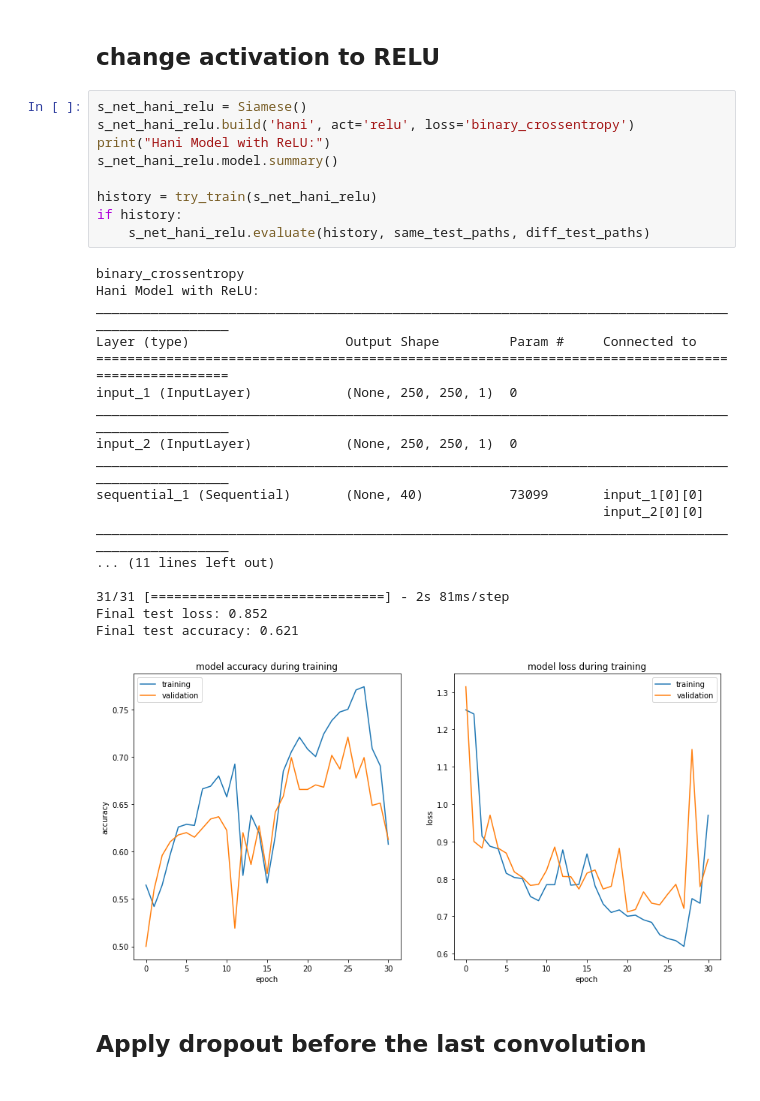
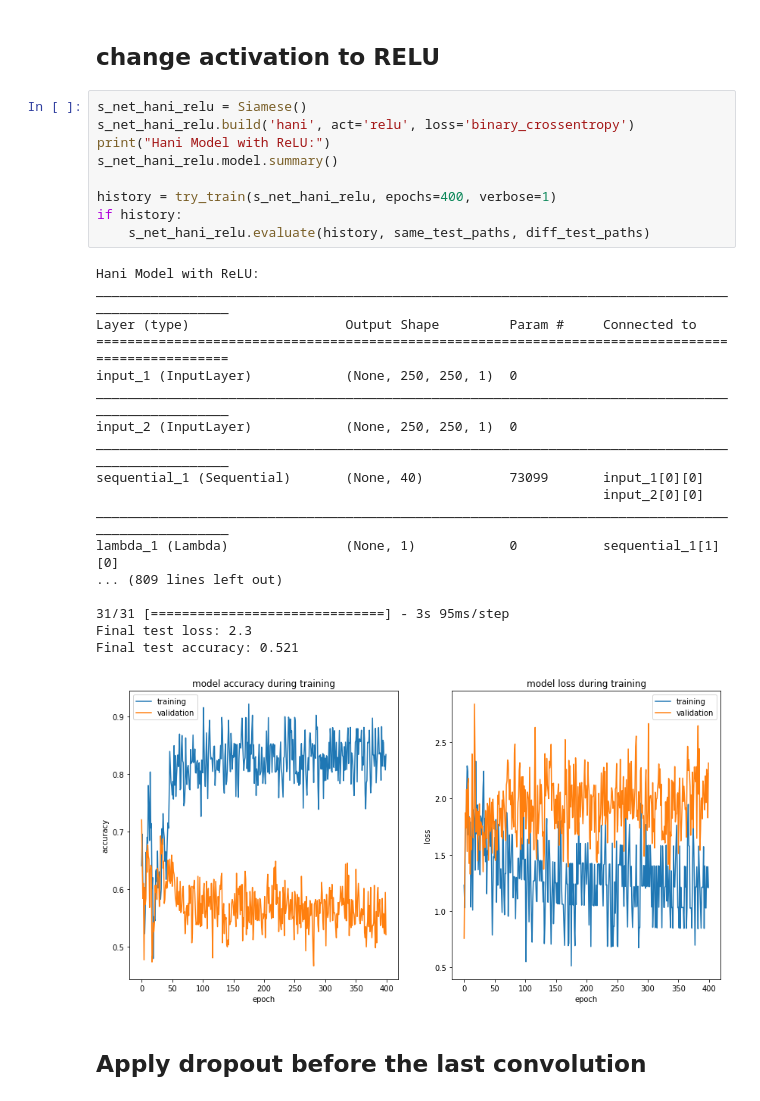
Before and after one commit to elisim/Deep-Learning-Intro, a Jupyter notebook: assignment2/Hani-Model.ipynb, the cells around one changed output. Drawn from its saved outputs; the diff is of its cells as text.

```diff
--- a/assignment2/Hani-Model.ipynb
+++ b/assignment2/Hani-Model.ipynb
@@ -64,31 +63,31 @@ Final test accuracy: 0.502
 # %%
 s_net_hani_relu = Siamese()
 s_net_hani_relu.build('hani', act='relu', loss='binary_crossentropy')
 print("Hani Model with ReLU:")
 s_net_hani_relu.model.summary()
 
-history = try_train(s_net_hani_relu)
+history = try_train(s_net_hani_relu, epochs=400, verbose=1)
 if history:
     s_net_hani_relu.evaluate(history, same_test_paths, diff_test_paths)
 # %% [output]
-binary_crossentropy
 Hani Model with ReLU:
 __________________________________________________________________________________________________
 Layer (type)                    Output Shape         Param #     Connected to
 ==================================================================================================
 input_1 (InputLayer)            (None, 250, 250, 1)  0
 __________________________________________________________________________________________________
 input_2 (InputLayer)            (None, 250, 250, 1)  0
 __________________________________________________________________________________________________
 sequential_1 (Sequential)       (None, 40)           73099       input_1[0][0]
                                                                  input_2[0][0]
 __________________________________________________________________________________________________
-... (11 lines left out)
+lambda_1 (Lambda)               (None, 1)            0           sequential_1[1][0]
+... (809 lines left out)
 
-31/31 [==============================] - 2s 81ms/step
-Final test loss: 0.852
-Final test accuracy: 0.621
+31/31 [==============================] - 3s 95ms/step
+Final test loss: 2.3
+Final test accuracy: 0.521
-[figure, old version]
+[figure, new version]
 # %% [markdown]
 ## Apply dropout before the last convolution
 # %%
```
Also changed, not shown: parts of 1 cell of this notebook, 1 other file.
